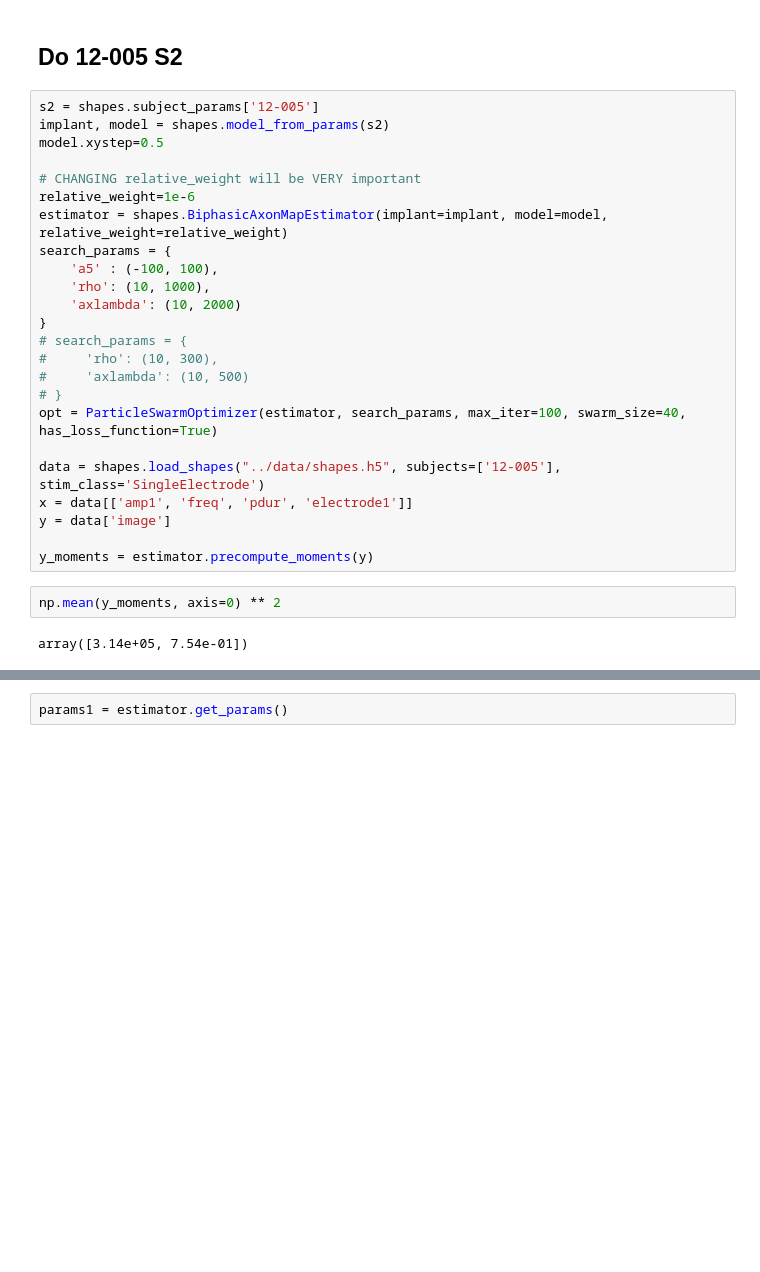
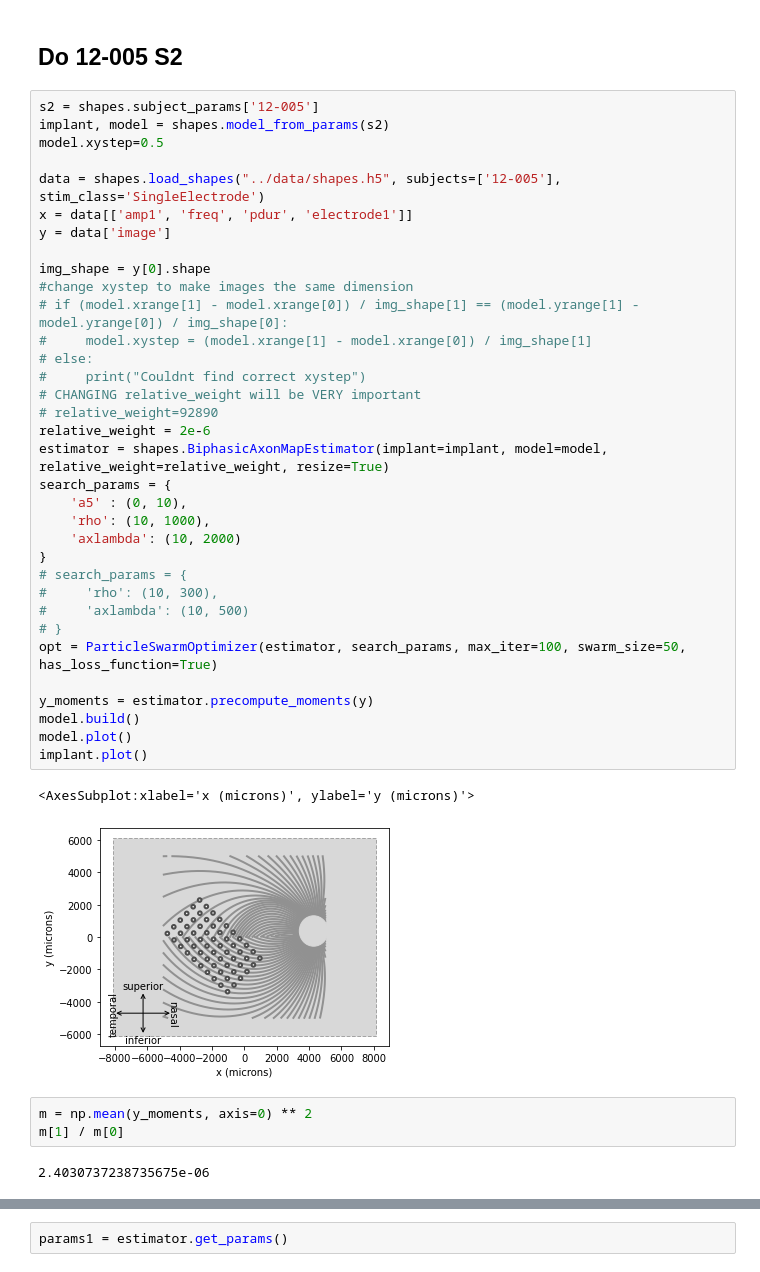
Before and after one commit to bionicvisionlab/shapes, a Jupyter notebook: notebooks/shapes_tester.ipynb, the cells around one changed output, grey strips where cells are left out. Cells and saved outputs as stored; diff of their text form; blank space fills up the shorter version.

```diff
--- a/notebooks/shapes_tester.ipynb
+++ b/notebooks/shapes_tester.ipynb
@@ -13,28 +13,42 @@ import numpy as np
 # %%
 s2 = shapes.subject_params['12-005']
 implant, model = shapes.model_from_params(s2)
 model.xystep=0.5
 
+data = shapes.load_shapes("../data/shapes.h5", subjects=['12-005'], stim_class='SingleElectrode')
+x = data[['amp1', 'freq', 'pdur', 'electrode1']]
+y = data['image']
+
+img_shape = y[0].shape
+#change xystep to make images the same dimension
+# if (model.xrange[1] - model.xrange[0]) / img_shape[1] == (model.yrange[1] - model.yrange[0]) / img_shape[0]:
+#     model.xystep = (model.xrange[1] - model.xrange[0]) / img_shape[1]
+# else:
+#     print("Couldnt find correct xystep")
 # CHANGING relative_weight will be VERY important
-relative_weight=1e-6
-estimator = shapes.BiphasicAxonMapEstimator(implant=implant, model=model, relative_weight=relative_weight)
+# relative_weight=92890
+relative_weight = 2e-6
+estimator = shapes.BiphasicAxonMapEstimator(implant=implant, model=model, relative_weight=relative_weight, resize=True)
 search_params = {
-    'a5' : (-100, 100),
+    'a5' : (0, 10),
     'rho': (10, 1000),
     'axlambda': (10, 2000)
 }
 # search_params = {
 #     'rho': (10, 300),
 #     'axlambda': (10, 500)
 # }
-opt = ParticleSwarmOptimizer(estimator, search_params, max_iter=100, swarm_size=40, has_loss_function=True)
-
-data = shapes.load_shapes("../data/shapes.h5", subjects=['12-005'], stim_class='SingleElectrode')
-x = data[['amp1', 'freq', 'pdur', 'electrode1']]
-y = data['image']
+opt = ParticleSwarmOptimizer(estimator, search_params, max_iter=100, swarm_size=50, has_loss_function=True)
 
 y_moments = estimator.precompute_moments(y)
+model.build()
+model.plot()
+implant.plot()
+# %% [output]
+<AxesSubplot:xlabel='x (microns)', ylabel='y (microns)'>
+[figure, added]
 # %%
-np.mean(y_moments, axis=0) ** 2
+m = np.mean(y_moments, axis=0) ** 2
+m[1] / m[0]
 # %% [output]
-array([3.14e+05, 7.54e-01])
+2.4030737238735675e-06
```
Also changed, not shown: parts of 8 cells of this notebook, 1 other file.
